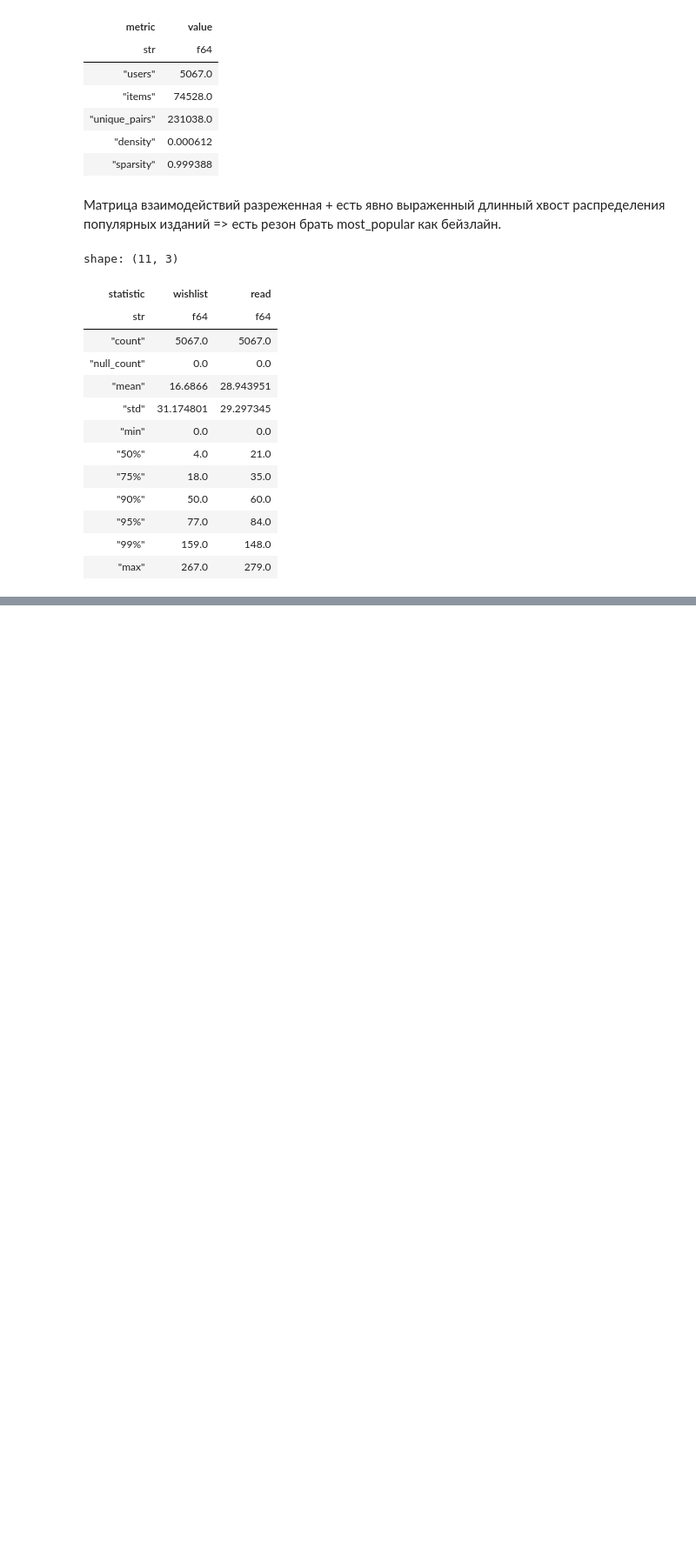
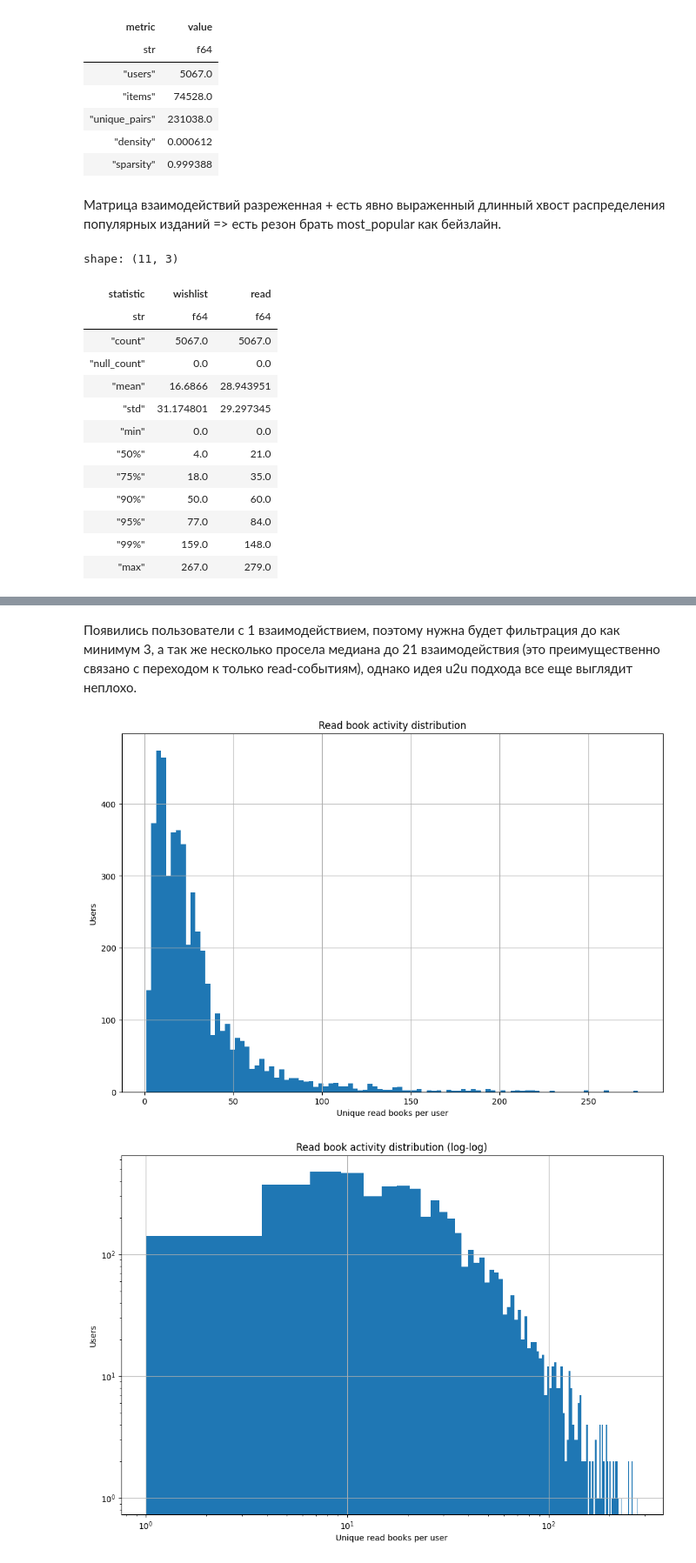
Before and after one commit to vshsch/recsys-hw1, a Jupyter notebook: experiments.ipynb, the cells around one changed output, grey strips where cells are left out. Shown at 87% size. Saved outputs shown, nothing was run; the diff lists cells and outputs as text; code cells hidden in the pictures; blank space fills up the shorter version.

```diff
--- a/experiments.ipynb
+++ b/experiments.ipynb
@@ -618,0 +851,9 @@ shape: (11, 3)
+# %%
+book_user_activity = (
+    read_interactions
+    .group_by("user_id")
+    .len(name="n_interactions")
+)
+book_user_activity.select("n_interactions").describe(
+    percentiles=[0.5, 0.75, 0.9, 0.95, 0.99]
+)
@@ -618,0 +875,25 @@ shape: (11, 3)
+# %% [markdown]
+Появились пользователи с 1 взаимодействием, поэтому нужна будет фильтрация до как минимум 3, а так же несколько просела медиана до 21 взаимодействия (это преимущественно связано с переходом к только read-событиям), однако идея u2u подхода все еще выглядит неплохо.
+# %%
+values = book_user_activity["n_interactions"].to_numpy()
+
+plt.figure(figsize=(12, 8))
+plt.hist(values, bins=100)
+plt.title("Read book activity distribution")
+plt.xlabel("Unique read books per user")
+plt.ylabel("Users")
+plt.grid(True)
+plt.show()
+
+plt.figure(figsize=(12, 8))
+plt.hist(values, bins=100)
+plt.xscale("log")
+plt.yscale("log")
+plt.title("Read book activity distribution (log-log)")
+plt.xlabel("Unique read books per user")
+plt.ylabel("Users")
+plt.grid(True)
+plt.show()
+# %% [output]
+[figure, added]
+[figure, added]
```
Also changed, not shown: parts of 22 cells of this notebook, 2 other files.
